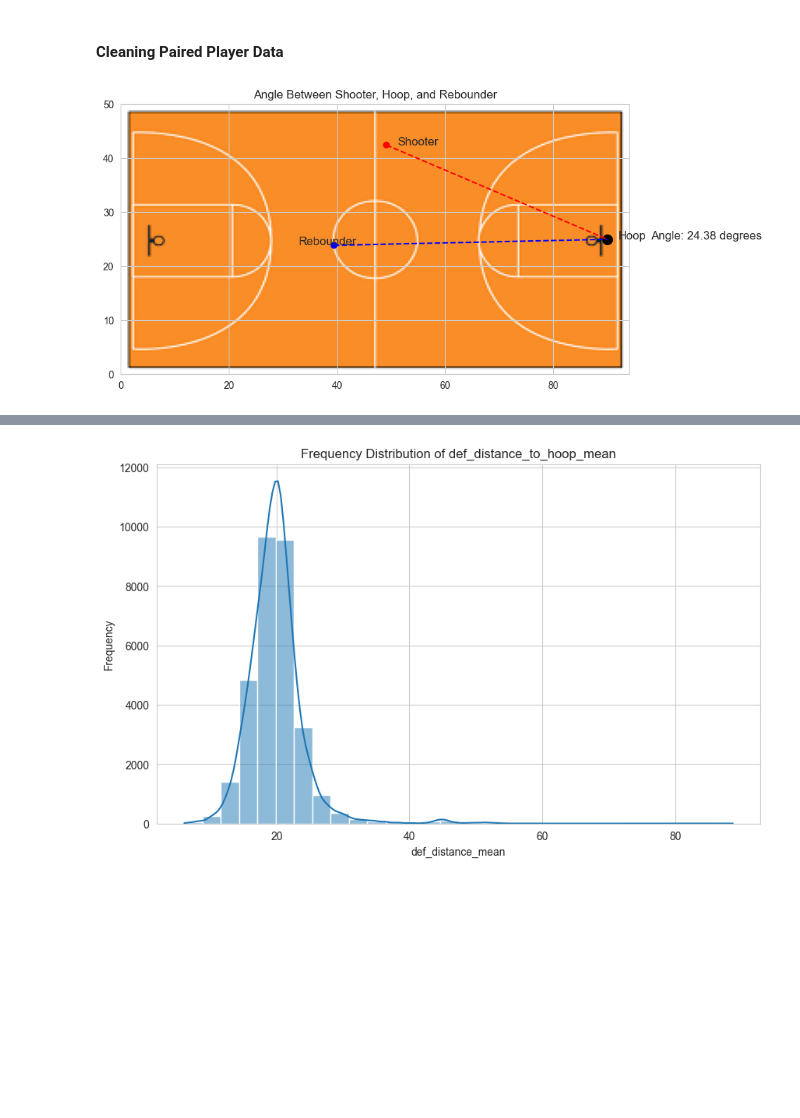
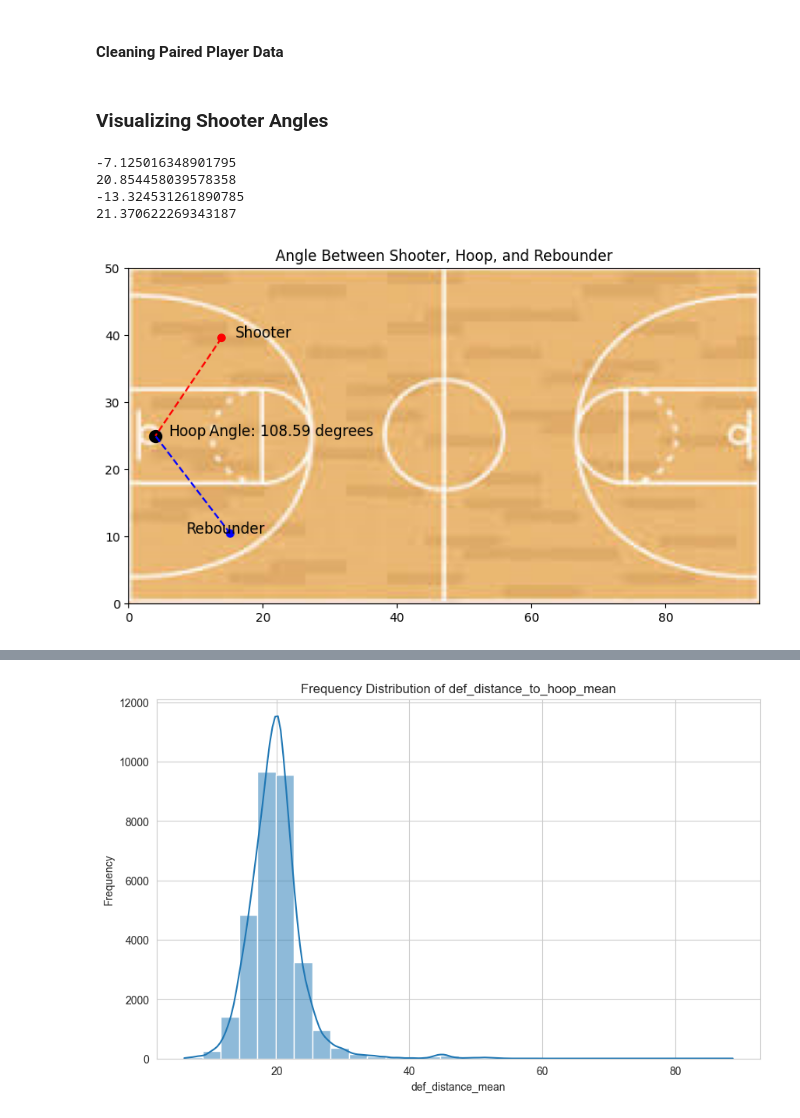
Before and after one commit to timseymour42/shotquality-offensive-rebounding, a Jupyter notebook: orbd_prediction.ipynb, the cells around one changed output, grey strips where cells are left out. Drawn from its saved outputs; the diff is of its cells as text; code cells hidden in the pictures; blank space fills up the shorter version.

Commit message:
fixing rebound angle

```diff
--- a/orbd_prediction.ipynb
+++ b/orbd_prediction.ipynb
@@ -1252,6 +1256,74 @@ def_training_data['hoop_x'] = def_training_data['which_hoop'].apply(lambda x: 90
 def_training_data['hoop_y'] = 25
 def_testing_data['hoop_x'] = def_testing_data['which_hoop'].apply(lambda x: 90 if x == 1 else 4)
 def_testing_data['hoop_y'] = 25
+# %% [markdown]
+### **Visualizing Shooter Angles**
+# %%
+def calculate_rebound_angle(x1, y1, vx, vy, x2, y2):
+    '''
+    Calculate the angle (in degrees) formed between two players and the hoop.
+
+    Given two points (x1, y1) and (x2, y2), this function computes the angle
+    between these two points with respect to a vertex (vx, vy). The sign of
+    the angle indicates the relative position of the rebounder to the shooter.
+    The catch here is that the angle should be negative if the rebounder is
+    closer in angle to the shooter's near corner.
+
+    Parameters:
+    - x1, y1: Coordinates of the first point (shooter).
+    - vx, vy: Coordinates of the vertex (hoop).
+    - x2, y2: Coordinates of the second point (rebounder).
+
+    Returns:
+    - float: The angle (in degrees) between the two points with the vertex as the reference.
+    '''
+
+    # Determine which corner is closer to shooter based on x coordinate
+    if vx < 47:
+        corner_x = 0
+    else:
+        corner_x = 94
+
+    # Determine which corner (top or bottom) based on y coordinate
+    if y1 > 25:
+        corner_y = 50
+    else:
+        corner_y = 0
+
+    # Angle between shooter, hoop, and rebounder
+    primary_angle = math.degrees(math.atan2(y2 - vy, x2 - vx) - math.atan2(y1 - vy, x1 - vx))
+    primary_angle = primary_angle % 360
+    if primary_angle > 180:
+        primary_angle -= 360
+
+    # Angle between shooter, baseline behind rim, and the nearest corner
+    shooter_angle = math.degrees(math.atan2(corner_y - vy, corner_x - corner_x) - math.atan2(y1 - vy, x1 - vx))
+    shooter_angle = shooter_angle % 360
+    if shooter_angle > 180:
+        shooter_angle -= 360
+
+    # Angle between rebounder, baseline behind rim, and the nearest corner
+    rebounder_angle = math.degrees(math.atan2(corner_y - vy, corner_x - corner_x) - math.atan2(y2 - vy, x2 - vx))
+    rebounder_angle = rebounder_angle % 360
+    if rebounder_angle > 180:
+        rebounder_angle -= 360
+
+    # If the rebounder's angle is smaller (closer to the corner) than the shooter's angle, negate the value
+    if abs(rebounder_angle) < abs(shooter_angle):
+        return -abs(primary_angle)
+    else:
+        return abs(primary_angle)
+
+# Test the function
+print(calculate_rebound_angle(80, 30, 90, 25, 75, 35))  # Expecting a negative value
+print(calculate_rebound_angle(80, 30, 90, 25, 80, 26))  # Expecting a positive value
+print(calculate_rebound_angle(10, 30, 4, 25, 10, 33))   # Expecting a negative value
+print(calculate_rebound_angle(10, 30, 4, 25, 10, 27))   # Expecting a positive value
+# %% [output]
+-7.125016348901795
+20.854458039578358
+-13.324531261890785
+21.370622269343187
 # %%
 # Dummy data
 shooter_x = np.random.rand() * 94
@@ -1261,32 +1333,32 @@ rebounder_y = np.random.rand() * 50
 
 hoop_y = 25  # Center of the court
 hoop_x = 90 if shooter_x > 47 else 4
 
-angle_shooter_rebounder = calculate_angle(shooter_x, shooter_y, hoop_x, hoop_y, rebounder_x, rebounder_y)
+angle_shooter_rebounder = calculate_rebound_angle(shooter_x, shooter_y, hoop_x, hoop_y, rebounder_x, rebounder_y)
 
 # Plotting
 plt.figure(figsize=(10, 5))
 plt.imshow(court_image, extent=[0, 94, 0, 50])  # Extent based on court dimensions
 plt.xlim(0, 94)
 plt.ylim(0, 50)
 
 # Plot positions
 plt.scatter([shooter_x, rebounder_x], [shooter_y, rebounder_y], color=['red', 'blue'])
 plt.scatter(hoop_x, hoop_y, color='black', s=100)
 
 # Annotate points
 plt.text(shooter_x + 2, shooter_y, 'Shooter', fontsize=12)
 plt.text(rebounder_x - 6.5, rebounder_y, 'Rebounder', fontsize=12)
 plt.text(hoop_x + 2, hoop_y, 'Hoop', fontsize=12)
 
 # Draw lines to visualize the angle
 plt.plot([shooter_x, hoop_x], [shooter_y, hoop_y], 'r--')
 plt.plot([rebounder_x, hoop_x], [rebounder_y, hoop_y], 'b--')
 
 # Display the angle
 plt.text(hoop_x + 8, hoop_y, f'Angle: {angle_shooter_rebounder:.2f} degrees', fontsize=12)
 
 plt.title('Angle Between Shooter, Hoop, and Rebounder')
 plt.show()
 # %% [output]
-[figure, old version]
+[figure, new version]
```
Also changed, not shown: parts of 21 cells of this notebook, 4 other files.
